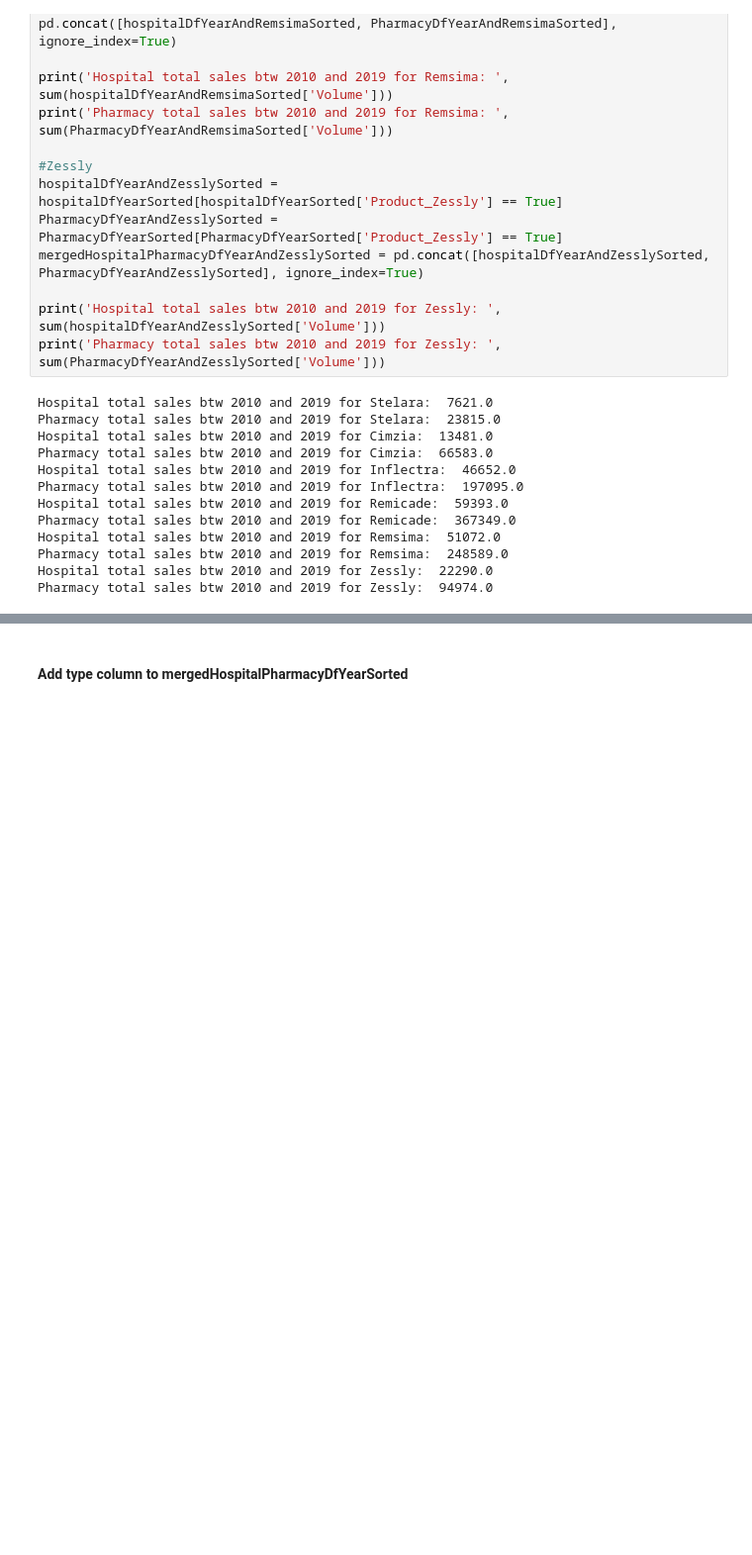
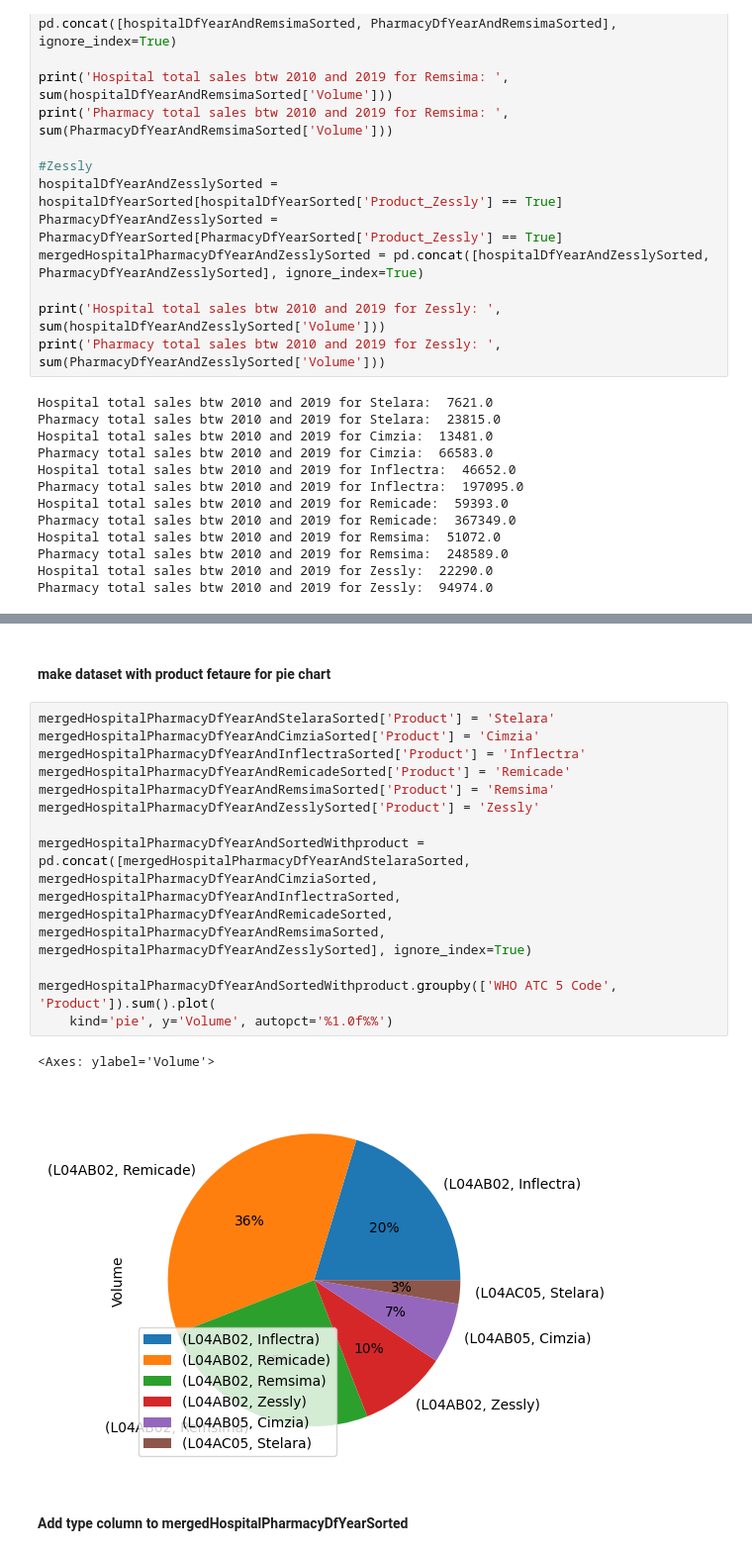
Before and after one commit to Alaa0129/Indication-Insights, a Jupyter notebook: src/Sales_Insight/0_Preprocessing.ipynb, the cells around one changed output, grey strips where cells are left out. Shown: that part at 99% size. Cells and saved outputs as stored; diff of their text form; blank space fills up the shorter version.

Commit message:
Pie chart

```diff
--- a/src/Sales_Insight/0_Preprocessing.ipynb
+++ b/src/Sales_Insight/0_Preprocessing.ipynb
@@ -215,3 +224,20 @@ Pharmacy total sales btw 2010 and 2019 for Zessly:  94974.0
+# %% [markdown]
+#### make dataset with product fetaure for pie chart
+# %%
+mergedHospitalPharmacyDfYearAndStelaraSorted['Product'] = 'Stelara'
+mergedHospitalPharmacyDfYearAndCimziaSorted['Product'] = 'Cimzia'
+mergedHospitalPharmacyDfYearAndInflectraSorted['Product'] = 'Inflectra'
+mergedHospitalPharmacyDfYearAndRemicadeSorted['Product'] = 'Remicade'
+mergedHospitalPharmacyDfYearAndRemsimaSorted['Product'] = 'Remsima'
+mergedHospitalPharmacyDfYearAndZesslySorted['Product'] = 'Zessly'
+
+mergedHospitalPharmacyDfYearAndSortedWithproduct = pd.concat([mergedHospitalPharmacyDfYearAndStelaraSorted, mergedHospitalPharmacyDfYearAndCimziaSorted, mergedHospitalPharmacyDfYearAndInflectraSorted, mergedHospitalPharmacyDfYearAndRemicadeSorted, mergedHospitalPharmacyDfYearAndRemsimaSorted, mergedHospitalPharmacyDfYearAndZesslySorted], ignore_index=True)
+
+mergedHospitalPharmacyDfYearAndSortedWithproduct.groupby(['WHO ATC 5 Code', 'Product']).sum().plot(
+    kind='pie', y='Volume', autopct='%1.0f%%')
+# %% [output]
+<Axes: ylabel='Volume'>
+[figure, added]
 # %% [markdown]
 #### Add type column to mergedHospitalPharmacyDfYearSorted
 # %%
```
Also changed, not shown: parts of 4 cells of this notebook, 2 other files.
